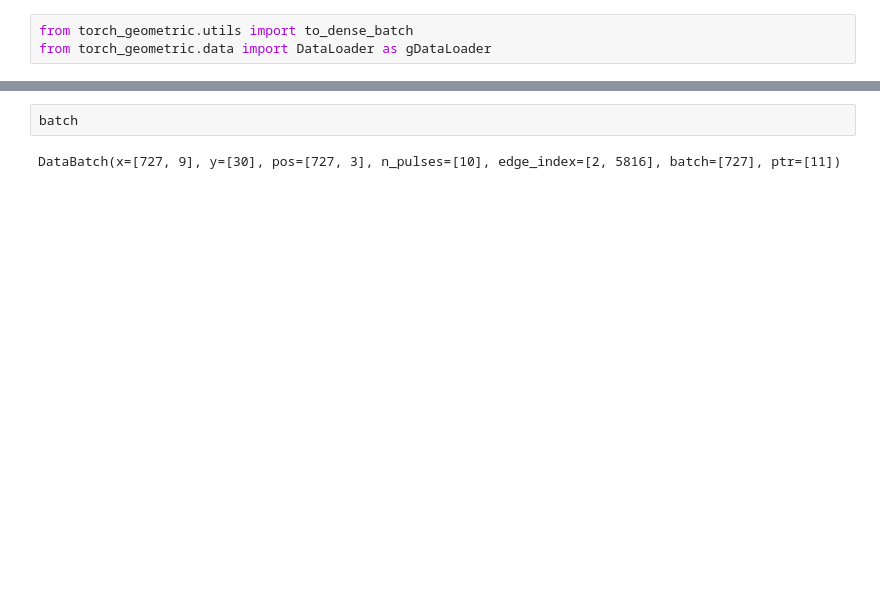
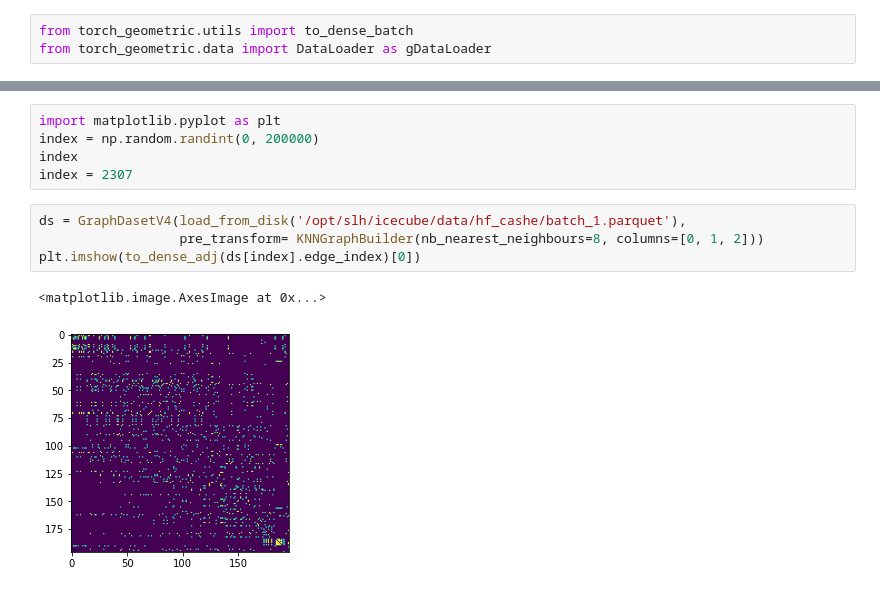
Before and after one commit to DrHB/icecube-journal, a Jupyter notebook: nbs/00_graphdataset.ipynb, the cells around one changed output, grey strips where cells are left out. Cells and saved outputs as stored; diff of their text form; blank space fills up the shorter version.

```diff
--- a/nbs/00_graphdataset.ipynb
+++ b/nbs/00_graphdataset.ipynb
@@ -404,4 +472,12 @@ You can remove this warning by passing 'storage_options=fs.storage_options' inst
-# %%
-batch
-# %% [output]
-DataBatch(x=[727, 9], y=[30], pos=[727, 3], n_pulses=[10], edge_index=[2, 5816], batch=[727], ptr=[11])
+# %%
+import matplotlib.pyplot as plt
+index = np.random.randint(0, 200000)
+index
+index = 2307
+# %%
+ds = GraphDasetV4(load_from_disk('/opt/slh/icecube/data/hf_cashe/batch_1.parquet'),
+                  pre_transform= KNNGraphBuilder(nb_nearest_neighbours=8, columns=[0, 1, 2]))
+plt.imshow(to_dense_adj(ds[index].edge_index)[0])
+# %% [output]
+<matplotlib.image.AxesImage at 0x...>
+[figure, added]
```
Also changed, not shown: parts of 8 cells of this notebook, 10 other files.
